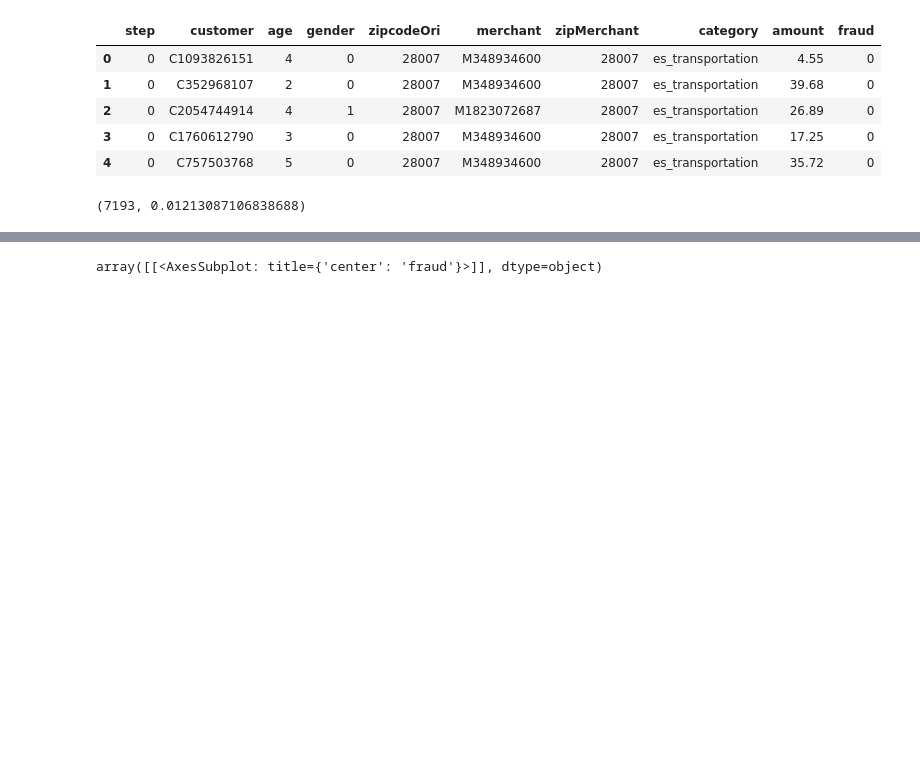
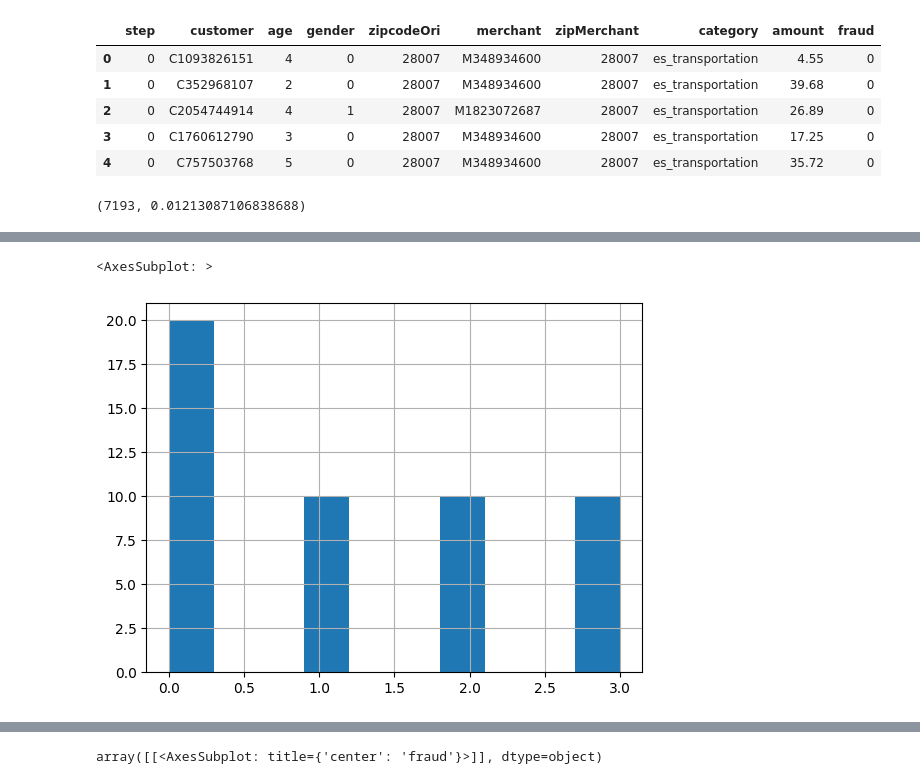
Before and after one commit to Mjh9122/fraud_detection, a Jupyter notebook: eda.ipynb, the cells around one changed output, grey strips where cells are left out. Saved outputs shown, nothing was run; the diff lists cells and outputs as text; code cells hidden in the pictures; blank space fills up the shorter version.

```diff
--- a/eda.ipynb
+++ b/eda.ipynb
@@ -35,0 +50,5 @@ sum(df['fraud']), sum(df['fraud'])/len(df['fraud'])
+# %%
+q_merchant_fraud_rate.hist()
+# %% [output]
+<AxesSubplot: >
+[figure, added]
```
Also changed, not shown: parts of 7 cells of this notebook, 3 other files.
